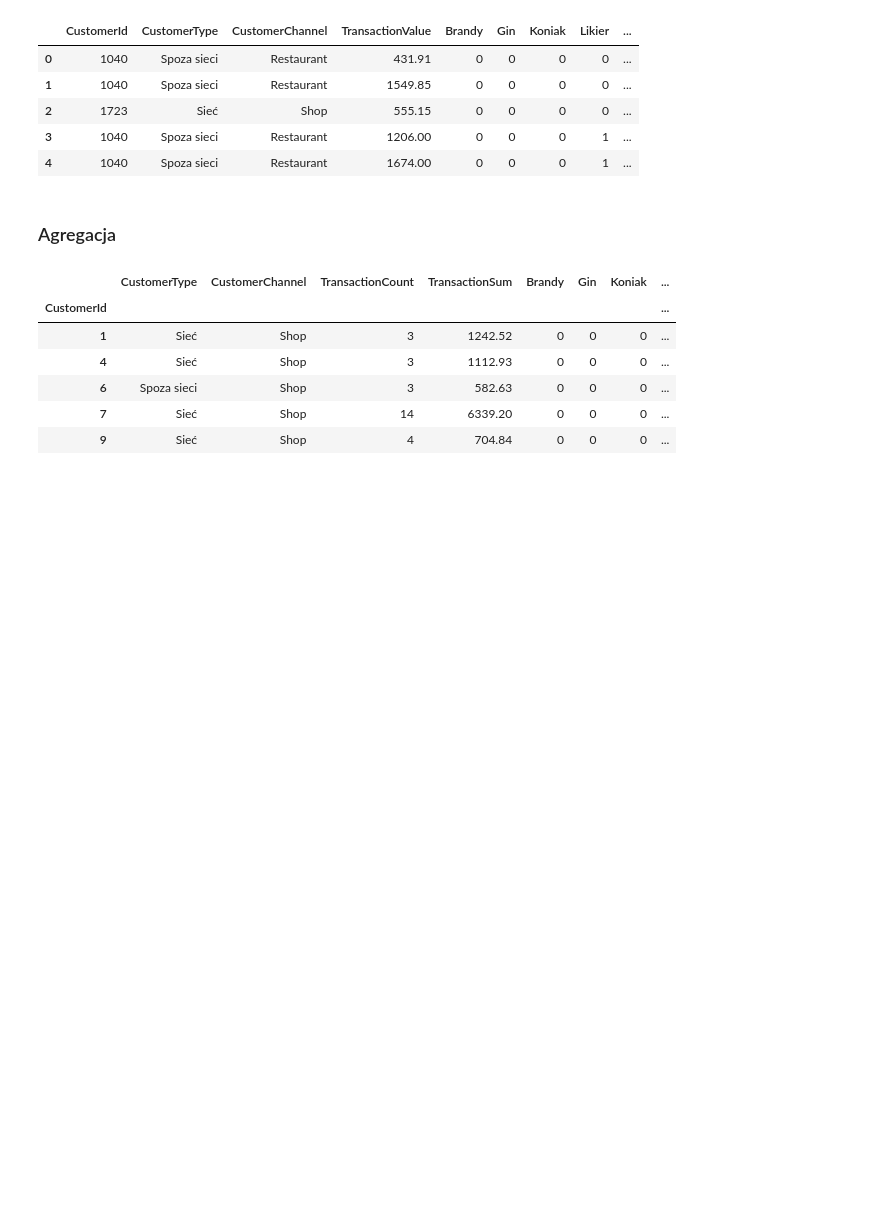
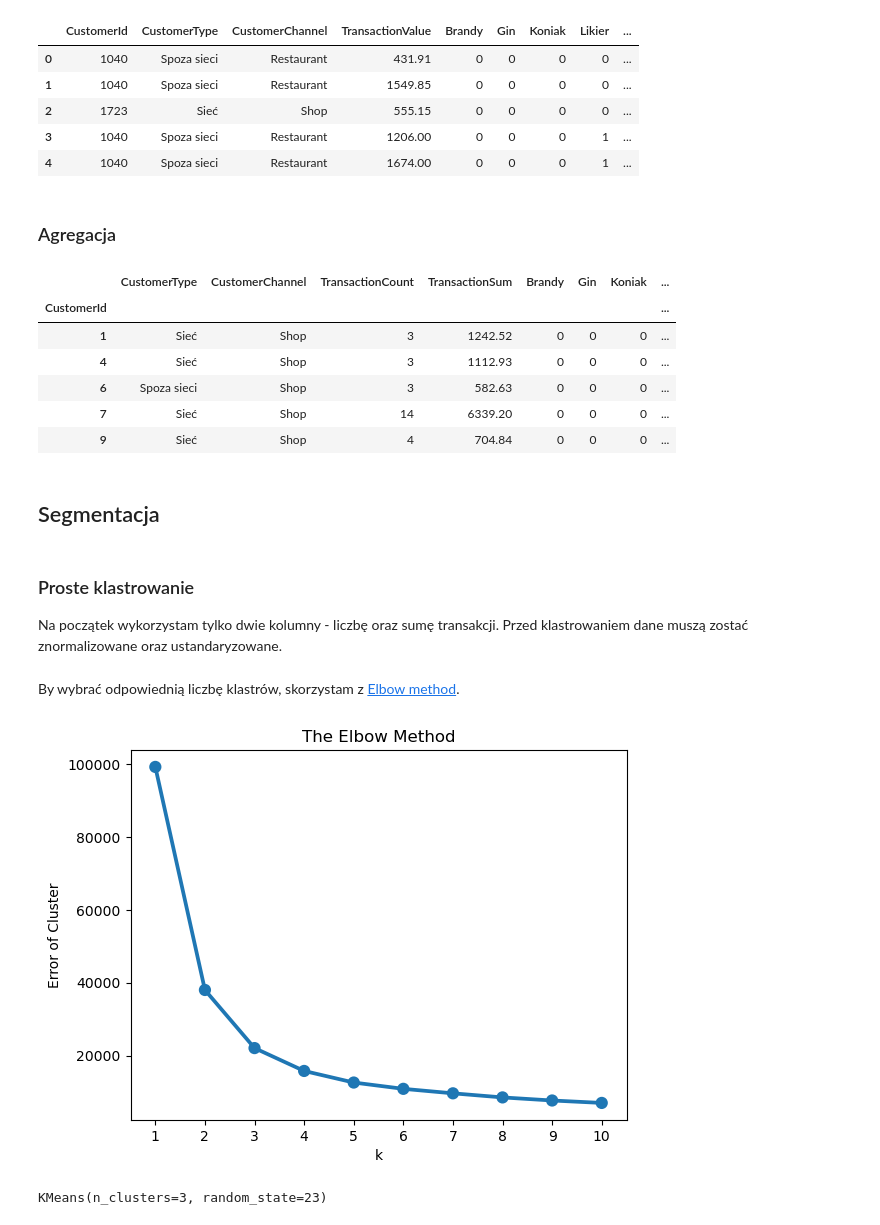
Before and after one commit to zuzg/customer-analysis, a Jupyter notebook: segmentation.ipynb, the cells around one changed output. Cells and saved outputs as stored; diff of their text form; code cells hidden in the pictures; blank space fills up the shorter version.

Commit message:
Add simple clustering

```diff
--- a/segmentation.ipynb
+++ b/segmentation.ipynb
@@ -36,7 +40,7 @@ alco_data.head()
 # %% [markdown]
 ### Ograniczenie kolumn
 # %%
-data = data.drop(['CustomerStatus', 'CustomerLongitude', 'CustomerLatitude', 'ProductName', 'TransactionDate', 'AlcoholClass', 'AlcoholId'], axis=1)
+data = df.drop(['CustomerStatus', 'CustomerLongitude', 'CustomerLatitude', 'ProductName', 'TransactionDate', 'AlcoholClass', 'AlcoholId'], axis=1)
 data.head()
 # %% [output]
 |  | CustomerId | CustomerType | CustomerChannel | TransactionValue | Brandy | Gin | Koniak | Likier | ... |
@@ -62,3 +66,34 @@ aggregated.head()
 | 6 | Spoza sieci | Shop | 3 | 582.63 | 0 | 0 | 0 | ... |
 | 7 | Sieć | Shop | 14 | 6339.20 | 0 | 0 | 0 | ... |
 | 9 | Sieć | Shop | 4 | 704.84 | 0 | 0 | 0 | ... |
+# %% [markdown]
+## Segmentacja
+# %% [markdown]
+### Proste klastrowanie
+Na początek wykorzystam tylko dwie kolumny - liczbę oraz sumę transakcji. Przed klastrowaniem dane muszą zostać znormalizowane oraz ustandaryzowane.
+# %%
+simple = aggregated[['TransactionCount', 'TransactionSum']]
+simple = np.log(simple)
+std_scaler = StandardScaler()
+simple_scaled = std_scaler.fit_transform(simple)
+# %% [markdown]
+By wybrać odpowiednią liczbę klastrów, skorzystam z [Elbow method](https://en.wikipedia.org/wiki/Elbow_method_(clustering)).
+# %%
+errors = []
+for k in range(1, 11):
+    model = KMeans(n_clusters=k, random_state=23)
+    model.fit(simple_scaled)
+    errors.append(model.inertia_)
+
+
+plt.title('The Elbow Method')
+plt.xlabel('k'); plt.ylabel('Error of Cluster')
+sns.pointplot(x=list(range(1, 11)), y=errors)
+plt.show()
+# %% [output]
+[figure, added]
+# %%
+model = KMeans(n_clusters=3, random_state=23)
+model.fit(simple_scaled)
+# %% [output]
+KMeans(n_clusters=3, random_state=23)
```
Also changed, not shown: parts of 6 cells of this notebook.
